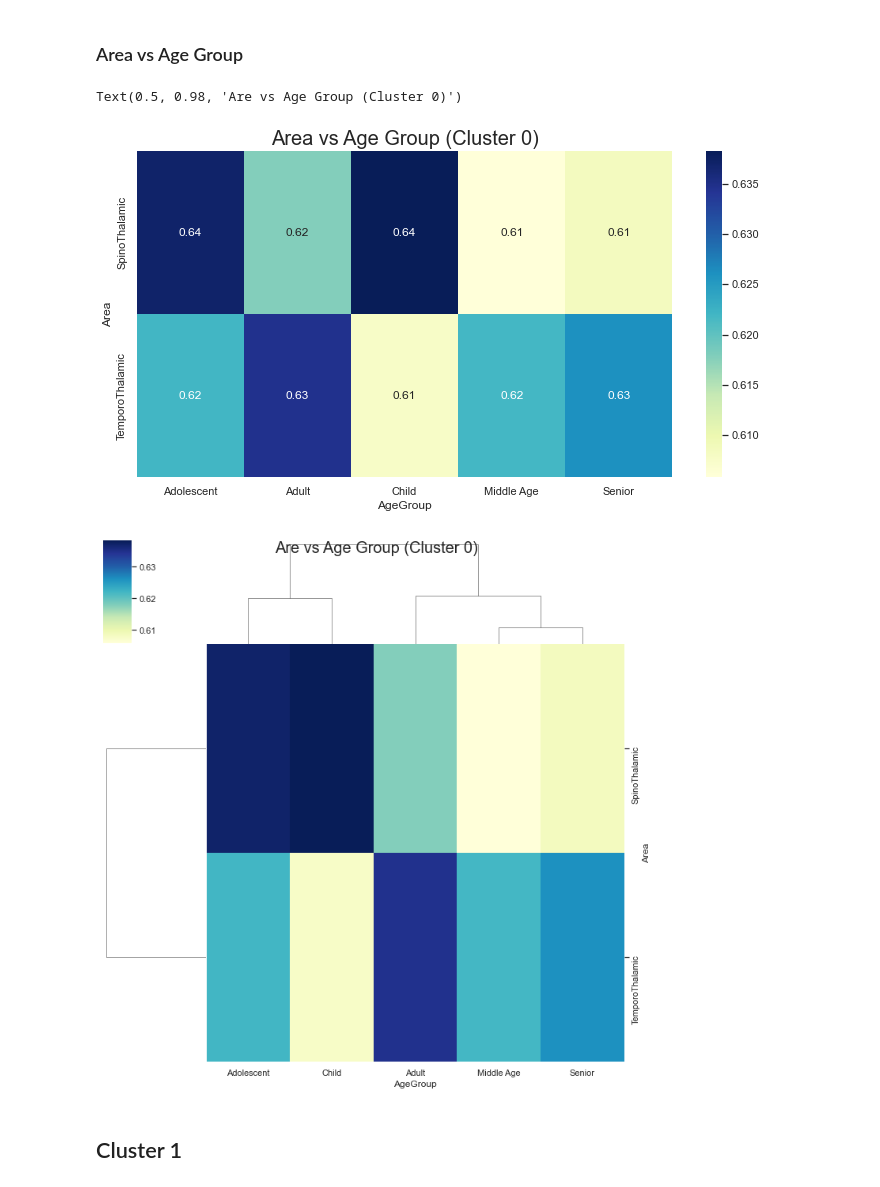
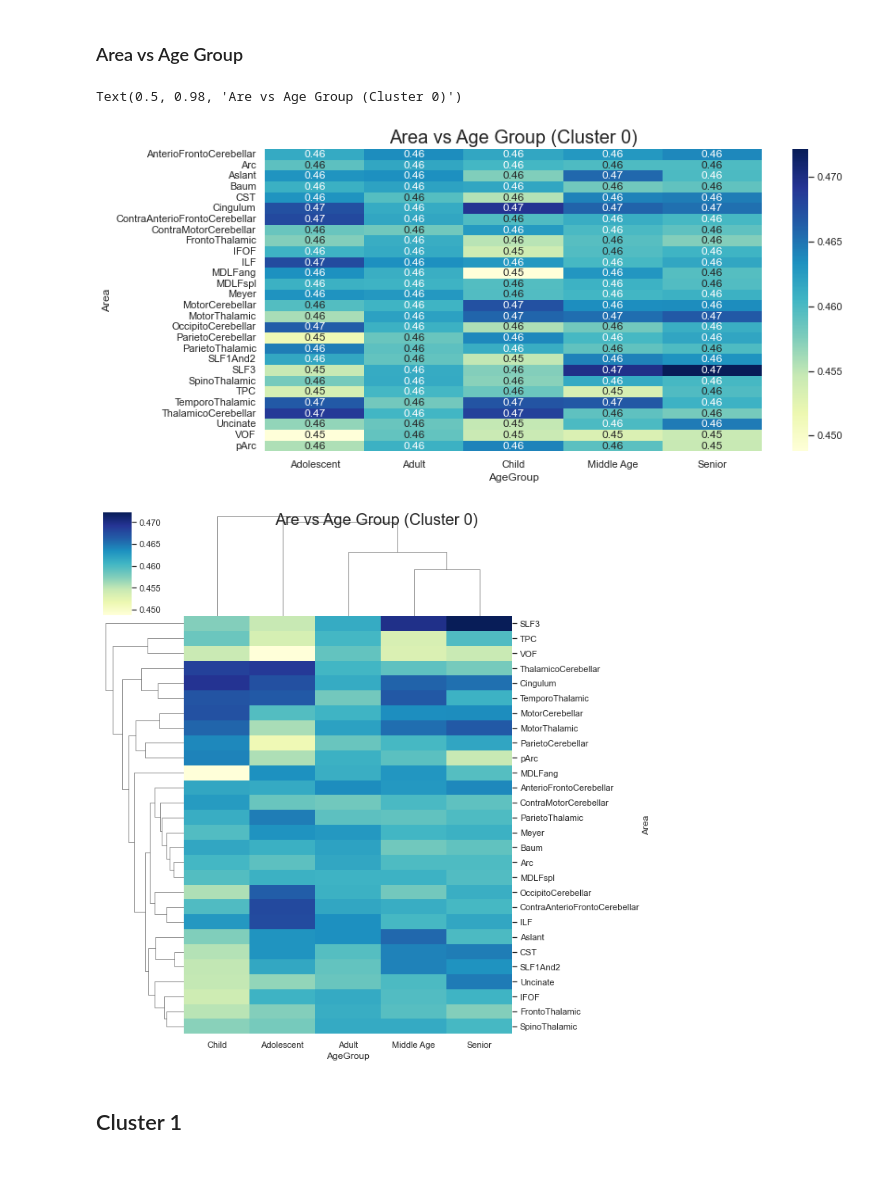
Before and after one commit to mohammedfmehboob/Lateral-HeatMap, a Jupyter notebook: Lateral HeatMap.ipynb, the cells around one changed output. Cells and saved outputs as stored; diff of their text form; code cells hidden in the pictures.

```diff
--- a/Lateral HeatMap.ipynb
+++ b/Lateral HeatMap.ipynb
@@ -313,24 +305,21 @@ Text(0.5, 1.0, 'Category vs Age Group (Cluster 0)')
 # %% [markdown]
 ### Area vs Age Group
 # %%
-heatmap_data_0_2 = pd.pivot_table(C0, values='FA',
+heatmap_data_0_1 = pd.pivot_table(C0, values='FA',
                              index=['Area'],
                              columns='AgeGroup')
-
-#Drop 'NaN' for clustermap
-heatmap_data_0_2_1 = heatmap_data_0_2[heatmap_data_0_2['Child'].notna()]
-heatmap_data_0_2_2 = heatmap_data_0_2_1[heatmap_data_0_2_1['Adolescent'].notna()]
-heatmap_data_0_2_2
+heatmap_data_0_1.dropna(inplace=True)
+heatmap_data_0_1
 
 sns.set(rc = {'figure.figsize':(12,6)})
-sns.heatmap(heatmap_data_0_2_2, annot=True, cmap = 'YlGnBu')
+sns.heatmap(heatmap_data_0_1, annot=True, cmap = 'YlGnBu')
 plt.title("Area vs Age Group (Cluster 0)", fontsize =20)
 
-sns.clustermap(heatmap_data_0_2_2, cmap = 'YlGnBu').fig.suptitle('Are vs Age Group (Cluster 0)', fontsize =20)
+sns.clustermap(heatmap_data_0_1, cmap = 'YlGnBu').fig.suptitle('Are vs Age Group (Cluster 0)', fontsize =20)
 # %% [output]
 Text(0.5, 0.98, 'Are vs Age Group (Cluster 0)')
-[figure, old version]
+[figure, new version]
-[figure, old version]
+[figure, new version]
 # %% [markdown]
 ## Cluster 1
 # %% [markdown]
```
Also changed, not shown: parts of 21 cells of this notebook.
